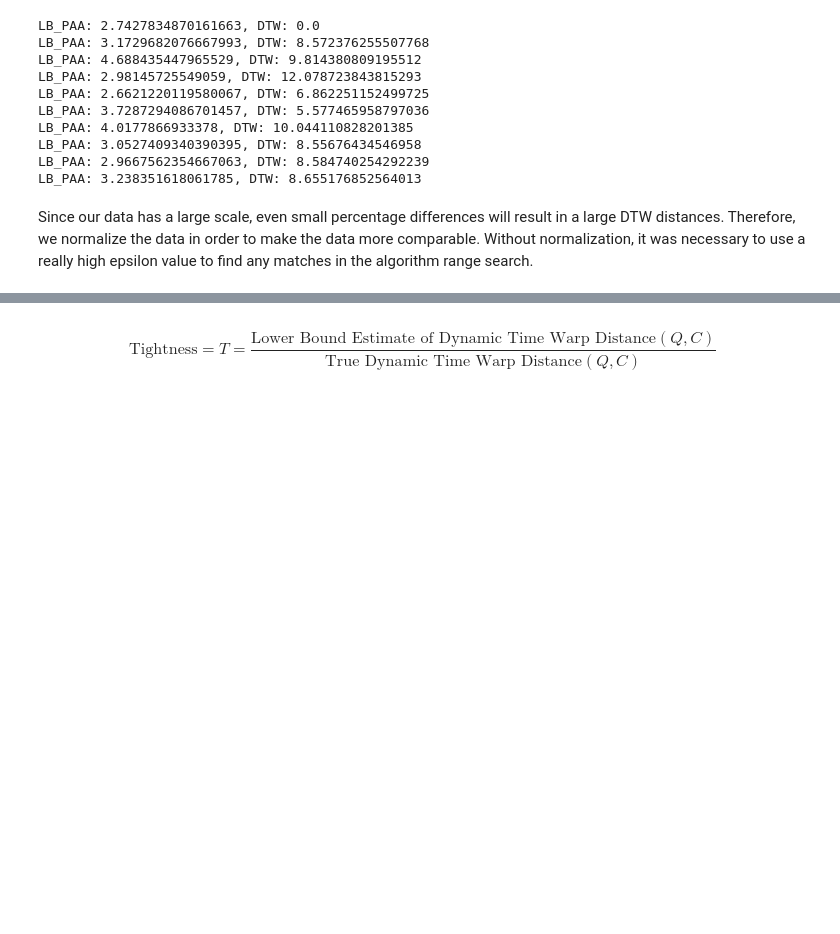
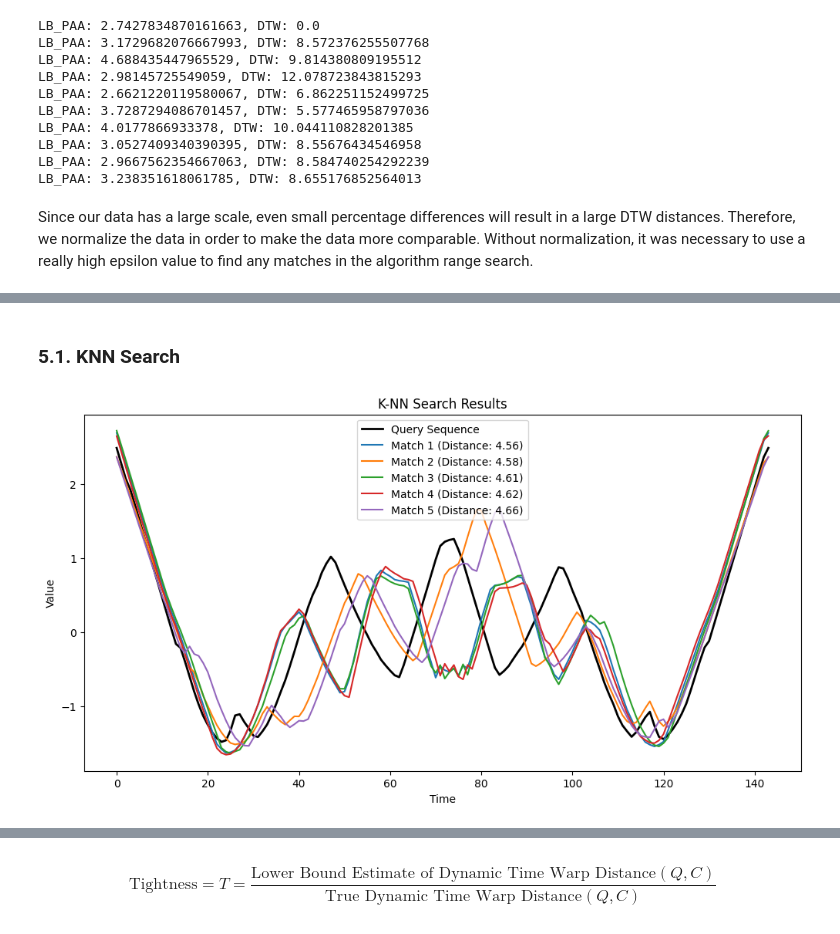
Before and after one commit to arturpescador/exact-indexing-of-dynamic-time-warping, a Jupyter notebook: notebook.ipynb, the cells around one changed output, grey strips where cells are left out. Drawn from its saved outputs; the diff is of its cells as text; code cells hidden in the pictures; blank space fills up the shorter version.

```diff
--- a/notebook.ipynb
+++ b/notebook.ipynb
@@ -257,0 +287,24 @@ Since our data has a large scale, even small percentage differences will result
+# %% [markdown]
+### 5.1. KNN Search
+# %%
+# Now, we will build the indexed structure with the training data
+indexed_structure = IndexedStructure(paa_size=16)
+
+# Inserting each training time series into the indexed structure
+for timeseries in train_features:
+    indexed_structure.insert(timeseries)
+
+# Query sequence
+query_sequence = train_features[0]
+
+# Create PAA bounds for the query sequenced
+dim = 16
+U_hat, L_hat = create_paa_bounds(query_sequence, r, dim)
+
+# Perform the KNN search
+knn_search_results = knn_search(indexed_structure, query_sequence, k=5, U_hat=U_hat, L_hat=L_hat)
+
+# Plot the matches
+plot_matches_knn_search(query_sequence, knn_search_results)
+# %% [output]
+[figure, added]
```
Also changed, not shown: parts of 27 cells of this notebook, 5 other files.
